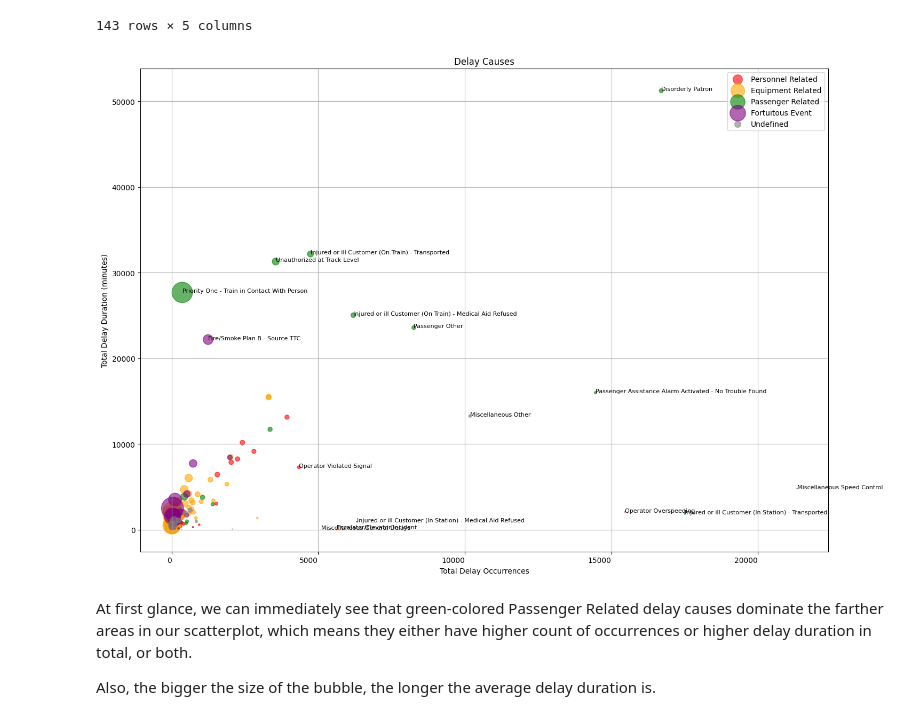
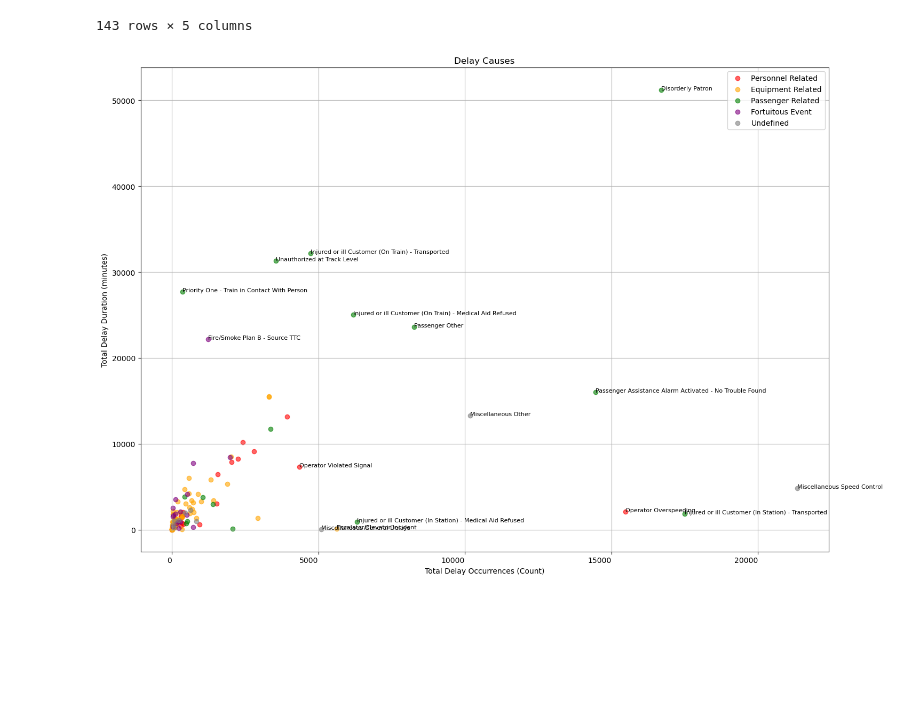
Before and after one commit to emem83/TTC-Delay-Dataset, a Jupyter notebook: TTC_Delay_Dataset_EDA.ipynb, the cells around one changed output. Cells and saved outputs as stored; diff of their text form; code cells hidden in the pictures; blank space fills up the shorter version.

```diff
--- a/TTC_Delay_Dataset_EDA.ipynb
+++ b/TTC_Delay_Dataset_EDA.ipynb
@@ -195,35 +195,31 @@ colors = {'Personnel Related': 'red',
           'Undefined': 'gray'}
 # %%
 # create scatterplot per delay_cause and implement color scheme per delay_category
-plt.figure(figsize = (15, 10))
+plt.figure(figsize=(15, 10))
 for category, color in colors.items():
     subset = grouped_delay_causes[grouped_delay_causes['delay_category'] == category]
     plt.scatter(subset['total_occurrence'],
                 subset['delay_duration'],
-                s = subset['average_delay'] * 10,
+                #s = subset['average_delay'] * 10,
                 alpha = 0.6,
                 label = category,
                 c = color)
 
 # annotate data that meets criteria below
 for i, row in grouped_delay_causes[
     (grouped_delay_causes['total_occurrence'] > 4000) |
     (grouped_delay_causes['delay_duration'] > 20000)].iterrows():
     plt.annotate(row['delay_cause'],
                 (row['total_occurrence'], row['delay_duration']),
                 fontsize = 8)
 
 plt.title('Delay Causes')
-plt.xlabel('Total Delay Occurrences')
+plt.xlabel('Total Delay Occurrences (Count)')
 plt.ylabel('Total Delay Duration (minutes)')
 plt.xticks(rotation = 0, ha = 'right')
 plt.legend()
 plt.grid(True)
 plt.tight_layout()
 plt.show()
 # %% [output]
-[figure, old version]
+[figure, new version]
-# %% [markdown]
-At first glance, we can immediately see that green-colored Passenger Related delay causes dominate the farther areas in our scatterplot, which means they either have higher count of occurrences or higher delay duration in total, or both.
-
-Also, the bigger the size of the bubble, the longer the average delay duration is.
```
Also changed, not shown: parts of 8 cells of this notebook.
